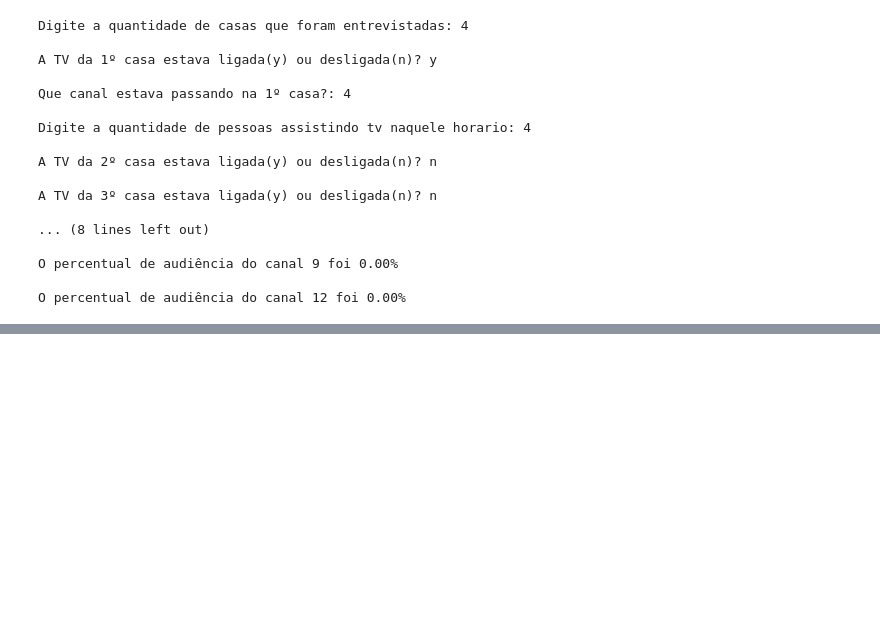
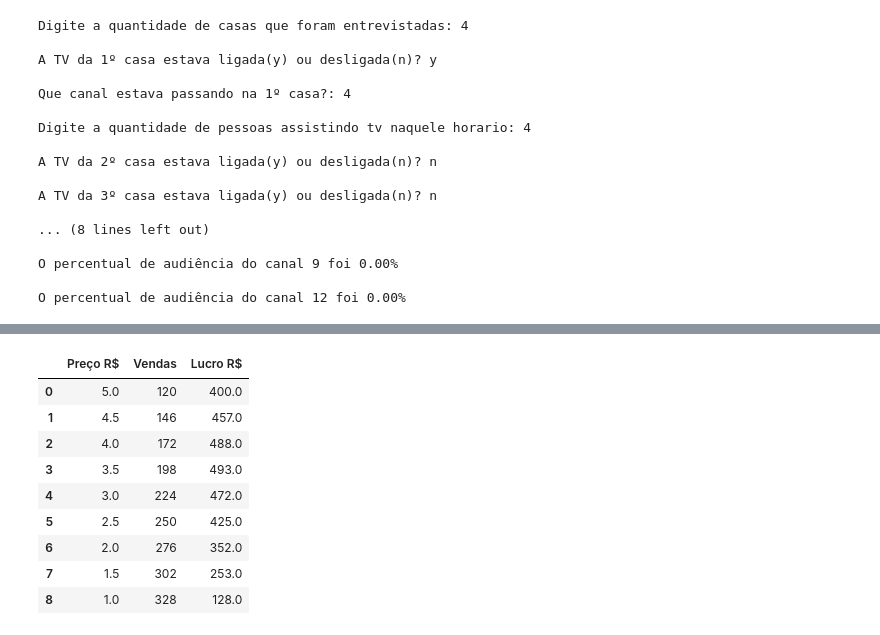
Before and after one commit to henrique-furtado47/Algoritmos-python, a Jupyter notebook: Aula_Algoritmos_Estrutura_de_Repetição_10_07_2024.ipynb, the cells around one changed output, grey strips where cells are left out. Cells and saved outputs as stored; diff of their text form; code cells hidden in the pictures; blank space fills up the shorter version.

```diff
--- a/Aula_Algoritmos_Estrutura_de_Repetição_10_07_2024.ipynb
+++ b/Aula_Algoritmos_Estrutura_de_Repetição_10_07_2024.ipynb
@@ -393,0 +396,25 @@ O percentual de audiência do canal 12 foi 0.00%
+# %%
+import pandas as pd
+ingresso=5.00
+vendas=120
+despesas=200
+tabela={"Preço R$": [], "Vendas": [], "Lucro R$": []}
+while ingresso>=1.00:
+   tabela["Preço R$"].append(ingresso)
+   tabela["Vendas"].append(vendas)
+   lucro=ingresso*vendas-despesas
+   tabela["Lucro R$"].append(lucro)
+   vendas+=26
+   ingresso-=0.50
+pd.DataFrame(tabela)
+# %% [output]
+|  | Preço R$ | Vendas | Lucro R$ |
+| 0 | 5.0 | 120 | 400.0 |
+| 1 | 4.5 | 146 | 457.0 |
+| 2 | 4.0 | 172 | 488.0 |
+| 3 | 3.5 | 198 | 493.0 |
+| 4 | 3.0 | 224 | 472.0 |
+| 5 | 2.5 | 250 | 425.0 |
+| 6 | 2.0 | 276 | 352.0 |
+| 7 | 1.5 | 302 | 253.0 |
+| 8 | 1.0 | 328 | 128.0 |
```
Also changed, not shown: parts of 1 cell of this notebook.
